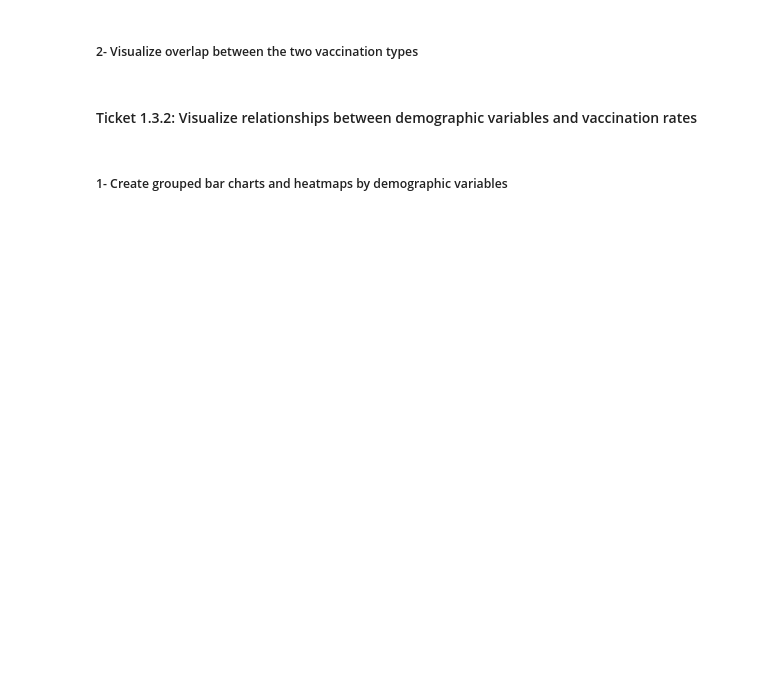
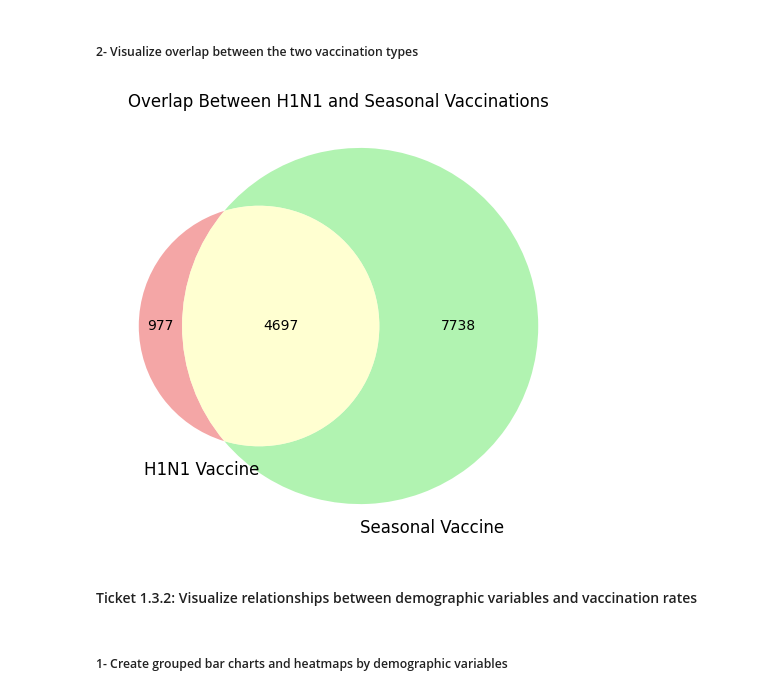
Before and after one commit to gulnamo01/Project-A_Data-Circle, a Jupyter notebook: notebooks/yahya_eda.ipynb, the cells around one changed output. Drawn from its saved outputs; the diff is of its cells as text; code cells hidden in the pictures; blank space fills up the shorter version.

```diff
--- a/notebooks/yahya_eda.ipynb
+++ b/notebooks/yahya_eda.ipynb
@@ -516,5 +538,20 @@ Summary for outliers analysis:
 # %% [markdown]
 ##### 2- Visualize overlap between the two vaccination types
+# %%
+# Count each group
+only_h1n1 = ((train_data['h1n1_vaccine'] == 1) & (train_data['seasonal_vaccine'] == 0)).sum()
+only_seasonal = ((train_data['h1n1_vaccine'] == 0) & (train_data['seasonal_vaccine'] == 1)).sum()
+both = ((train_data['h1n1_vaccine'] == 1) & (train_data['seasonal_vaccine'] == 1)).sum()
+
+# Plot Venn
+plt.figure(figsize=(6,6))
+venn2(subsets=(only_h1n1, only_seasonal, both),
+      set_labels=('H1N1 Vaccine', 'Seasonal Vaccine'),
+      set_colors=('lightcoral', 'lightgreen'), alpha=0.7)
+plt.title("Overlap Between H1N1 and Seasonal Vaccinations")
+plt.show()
+# %% [output]
+[figure, added]
 # %% [markdown]
 #### Ticket 1.3.2: Visualize relationships between demographic variables and vaccination rates
 # %% [markdown]
```
Also changed, not shown: parts of 25 cells of this notebook, 1 other file.
